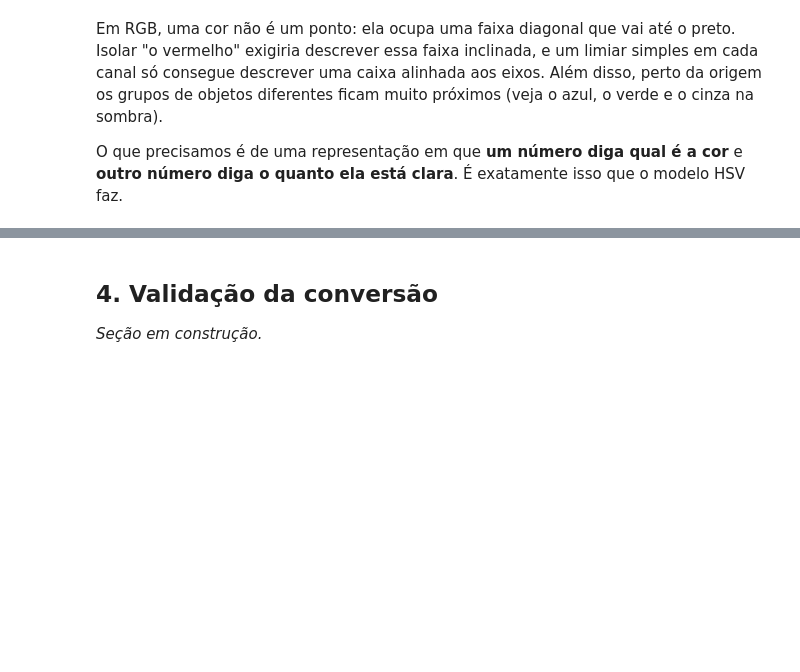
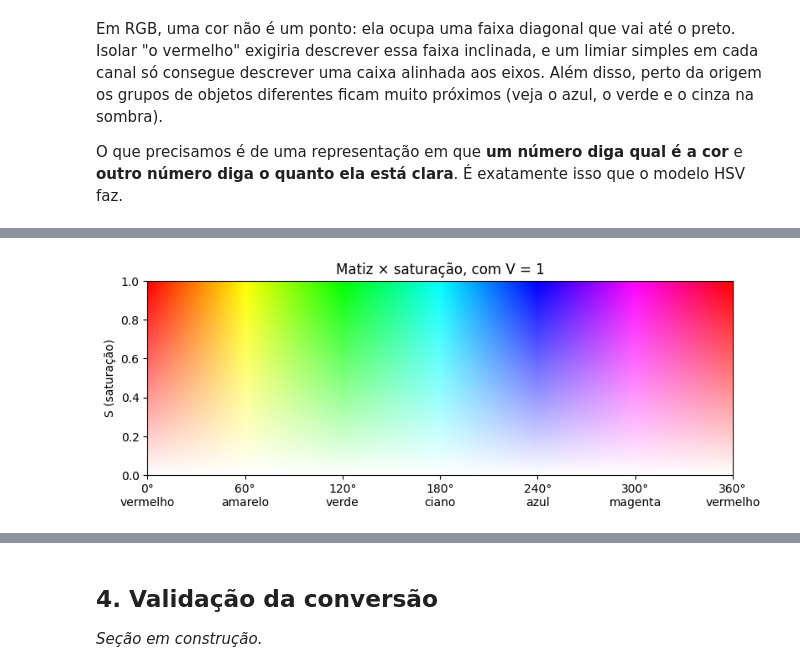
Before and after one commit to Joaogmos/computacao-visual-projeto2, a Jupyter notebook: tutorial_segmentacao_cor.ipynb, the cells around one changed output, grey strips where cells are left out. Saved outputs shown, nothing was run; the diff lists cells and outputs as text; code cells hidden in the pictures; blank space fills up the shorter version.

Commit message:
Teoria do modelo HSV e conversao pixel a pixel
Explica matiz, saturacao e valor, as formulas de Smith (1978) com exemplo feito a mao e implementa rgb_para_hsv_pixel seguindo a formula.

```diff
--- a/tutorial_segmentacao_cor.ipynb
+++ b/tutorial_segmentacao_cor.ipynb
@@ -237,0 +248,15 @@ O que precisamos é de uma representação em que **um número diga qual é a co
+# %%
+from matplotlib.colors import hsv_to_rgb
+
+h_plano, s_plano = np.meshgrid(np.linspace(0, 1, 361), np.linspace(0, 1, 101))
+plano = hsv_to_rgb(np.stack([h_plano, s_plano, np.ones_like(h_plano)], axis=-1))
+
+plt.figure(figsize=(9, 3))
+plt.imshow(plano, origin="lower", extent=[0, 360, 0, 1], aspect="auto")
+plt.xticks(range(0, 361, 60), ["0°\nvermelho", "60°\namarelo", "120°\nverde",
+                               "180°\nciano", "240°\nazul", "300°\nmagenta", "360°\nvermelho"])
+plt.ylabel("S (saturação)")
+plt.title("Matiz × saturação, com V = 1")
+plt.show()
+# %% [output]
+[figure, added]
```
Also changed, not shown: parts of 5 cells of this notebook.
